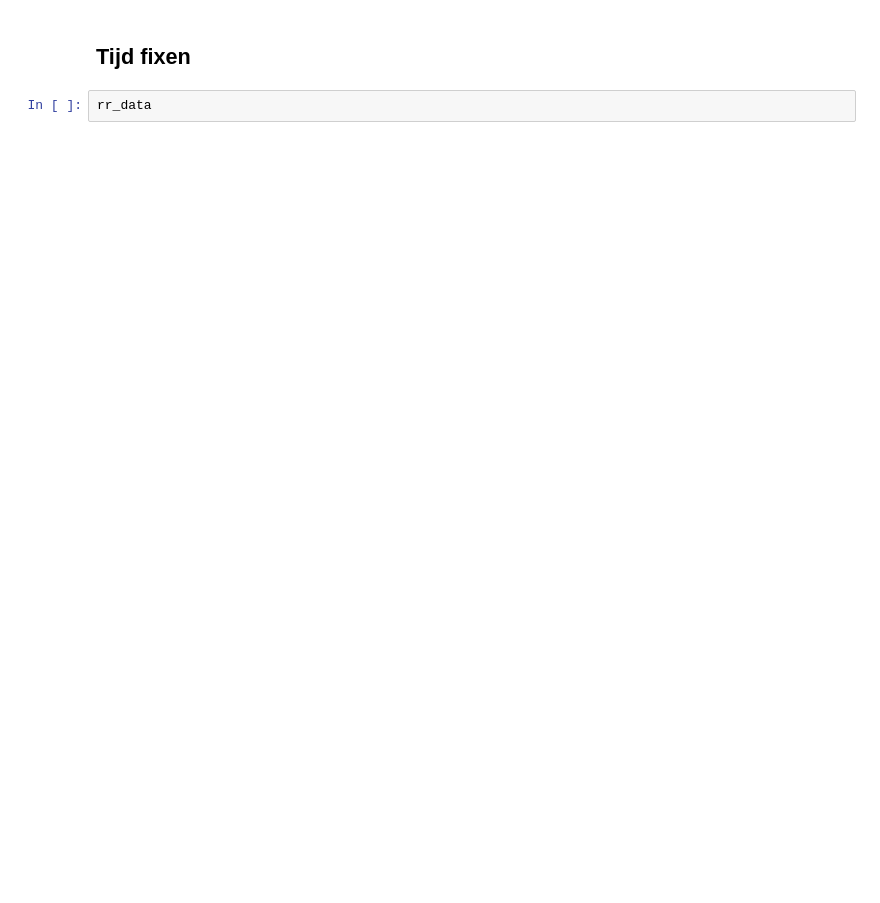
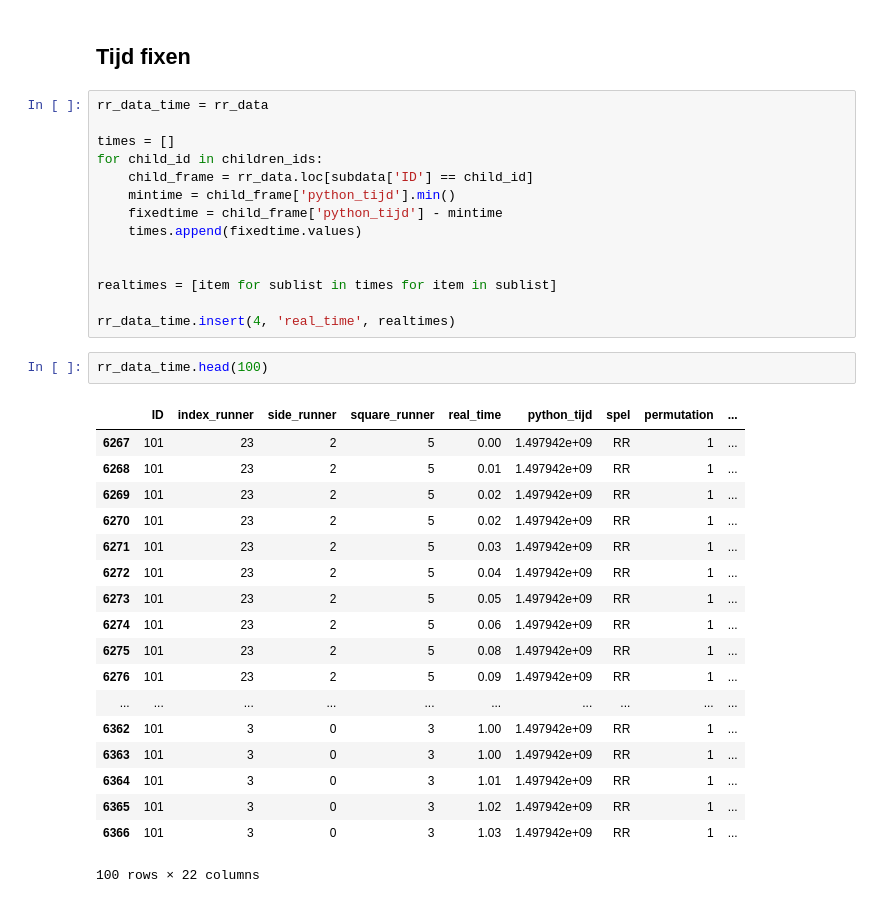
Before and after one commit to mangow/sps, a Jupyter notebook: sps.ipynb, the cells around one changed output. Cells and saved outputs as stored; diff of their text form; blank space fills up the shorter version.

Commit message:
added plots and fixed the time issue

```diff
--- a/sps.ipynb
+++ b/sps.ipynb
@@ -111,4 +111,37 @@ plt.legend()
 # %% [markdown]
 ## Tijd fixen
-# %%
-rr_data
+# %%
+rr_data_time = rr_data
+
+times = []
+for child_id in children_ids:
+    child_frame = rr_data.loc[subdata['ID'] == child_id]
+    mintime = child_frame['python_tijd'].min()
+    fixedtime = child_frame['python_tijd'] - mintime
+    times.append(fixedtime.values)
+
+
+realtimes = [item for sublist in times for item in sublist]
+
+rr_data_time.insert(4, 'real_time', realtimes)
+# %%
+rr_data_time.head(100)
+# %% [output]
+|  | ID | index_runner | side_runner | square_runner | real_time | python_tijd | spel | permutation | ... |
+| 6267 | 101 | 23 | 2 | 5 | 0.00 | 1.497942e+09 | RR | 1 | ... |
+| 6268 | 101 | 23 | 2 | 5 | 0.01 | 1.497942e+09 | RR | 1 | ... |
+| 6269 | 101 | 23 | 2 | 5 | 0.02 | 1.497942e+09 | RR | 1 | ... |
+| 6270 | 101 | 23 | 2 | 5 | 0.02 | 1.497942e+09 | RR | 1 | ... |
+| 6271 | 101 | 23 | 2 | 5 | 0.03 | 1.497942e+09 | RR | 1 | ... |
+| 6272 | 101 | 23 | 2 | 5 | 0.04 | 1.497942e+09 | RR | 1 | ... |
+| 6273 | 101 | 23 | 2 | 5 | 0.05 | 1.497942e+09 | RR | 1 | ... |
+| 6274 | 101 | 23 | 2 | 5 | 0.06 | 1.497942e+09 | RR | 1 | ... |
+| 6275 | 101 | 23 | 2 | 5 | 0.08 | 1.497942e+09 | RR | 1 | ... |
+| 6276 | 101 | 23 | 2 | 5 | 0.09 | 1.497942e+09 | RR | 1 | ... |
+| ... | ... | ... | ... | ... | ... | ... | ... | ... | ... |
+| 6362 | 101 | 3 | 0 | 3 | 1.00 | 1.497942e+09 | RR | 1 | ... |
+| 6363 | 101 | 3 | 0 | 3 | 1.00 | 1.497942e+09 | RR | 1 | ... |
+| 6364 | 101 | 3 | 0 | 3 | 1.01 | 1.497942e+09 | RR | 1 | ... |
+| 6365 | 101 | 3 | 0 | 3 | 1.02 | 1.497942e+09 | RR | 1 | ... |
+| 6366 | 101 | 3 | 0 | 3 | 1.03 | 1.497942e+09 | RR | 1 | ... |
+100 rows × 22 columns
```
Also changed, not shown: parts of 3 cells of this notebook, 2 other files.
